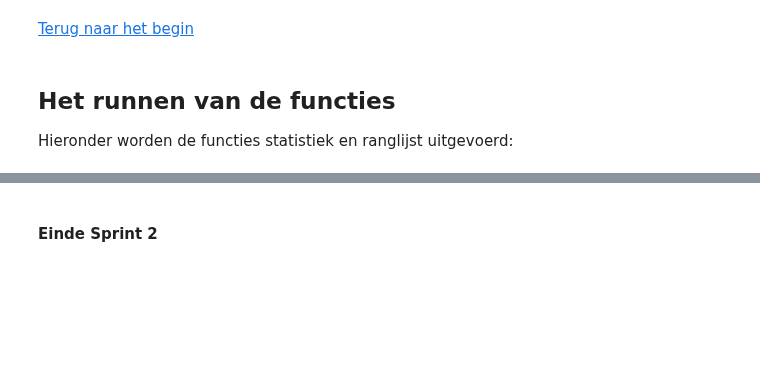
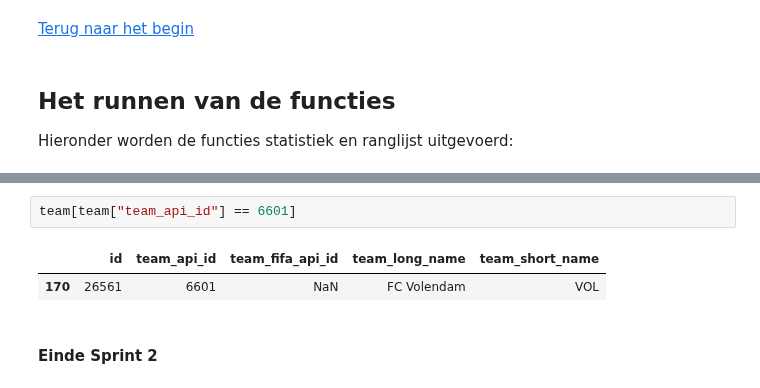
Before and after one commit to BJHeemskerk/DataLab2_2023, a Jupyter notebook: DataLab2_Groep_3B.ipynb, the cells around one changed output, grey strips where cells are left out. Cells and saved outputs as stored; diff of their text form; blank space fills up the shorter version.

```diff
--- a/DataLab2_Groep_3B.ipynb
+++ b/DataLab2_Groep_3B.ipynb
@@ -449,3 +452,8 @@ stats season 2009/2010 from Netherlands Eredivisie
+# %%
+team[team["team_api_id"] == 6601]
+# %% [output]
+|  | id | team_api_id | team_fifa_api_id | team_long_name | team_short_name |
+| 170 | 26561 | 6601 | NaN | FC Volendam | VOL |
 # %% [markdown]
 #### Einde Sprint 2
 # %% [markdown]
```
Also changed, not shown: parts of 12 cells of this notebook.
